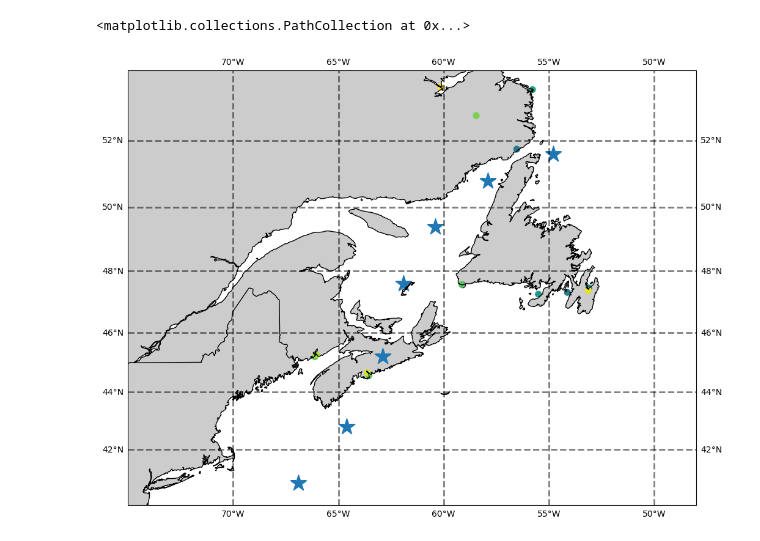
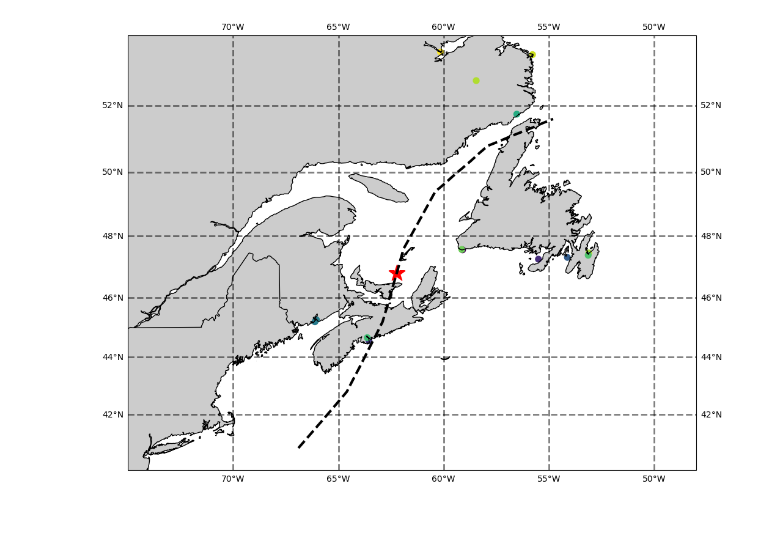
Before and after one commit to cioos-atlantic/atlantic-hurricane-dashboard, a Jupyter notebook: jupyter/erddapy_nearby_tropycal.ipynb, the cells around one changed output. Saved outputs shown, nothing was run; the diff lists cells and outputs as text; code cells hidden in the pictures.

Commit message:
Draws the interpolated position of the storm at the given time (to the nearest hour)

```diff
--- a/jupyter/erddapy_nearby_tropycal.ipynb
+++ b/jupyter/erddapy_nearby_tropycal.ipynb
@@ -28,14 +28,30 @@ storm = basin.get_storm((storm_name,storm_year))
 # Coordinate selector throws an error when using with Fiona but still generates the graph
 storm = storm.sel(lat=[storm_lowerLat,None])
 
-storm_df = storm.to_dataframe()
+storm_dict = storm.interp().to_dict()
+new_dict = {
+    'date':storm_dict['date'],
+    'type':storm_dict['type'],
+    'lat':storm_dict['lat'],
+    'lon':storm_dict['lon'],
+}
+
+#storm_df = storm.to_dataframe()
+storm_df = pd.DataFrame.from_dict(new_dict)
+
+storm_df['lon'] = storm_df['lon'].apply(lambda x: x-360.0)
+print(storm_df)
 
 min_lat = storm_df['lat'].min()
 min_lon = storm_df['lon'].min()
 max_lat = storm_df['lat'].max()
-max_lon = storm_df['lon'].max()
+max_lon =  storm_df['lon'].max()
 start_date = storm_df.min()['date']
 end_date = storm_df.max()['date']
+
+print(max_lat)
+print(max_lon)
+print(end_date)
 
 # Get datasets matching time and location criteria, plus a buffer zone
 
@@ -87,7 +123,7 @@ print(matching_datasets)
 # %%
 # Find most recent values for focus var given a time point
 
-selected_time=  start_date + timedelta(days = 1)
+selected_time=  start_date + timedelta(hours = 16)
 matching_points = pd.DataFrame()
 
 e = ERDDAP(
@@ -120,3 +156,4 @@ for dataset in matching_datasets:
     except:
         print("couldn't find info for the given dataset for the given time")
     print("-")
+matching_points.set_index('dataset')
@@ -130,8 +202,6 @@ try:
 except:
     warnings.warn("Warning: Cartopy is not installed in your python environment. Plotting functions will not work.")
 
-matching_points.set_index('dataset')
-print(matching_points)
 
 proj = ccrs.Mercator(central_longitude=305, min_latitude=40, max_latitude=54)
 fig, ax = plt.subplots(subplot_kw=dict(projection=proj), figsize=(12,12))
@@ -147,9 +217,13 @@ gl.yformatter = LATITUDE_FORMATTER
 ax.scatter(x=matching_points['longitude (degrees_east)'], y=matching_points['latitude (degrees_north)'],
            c=matching_points['wind_spd_avg (m s-1)'], cmap = 'viridis_r', marker = '.', s=200, transform=ccrs.PlateCarree())
 
-print(storm_df['type'])
-
 # Convert storm to dataframe / dictionary
 
-ax.scatter(x=storm_df['lon'], y=storm_df['lat'], marker = '*', s=400, transform=ccrs.PlateCarree())
+ax.plot(storm_df['lon'],storm_df['lat'], linestyle = 'dashed', linewidth =3, c= 'black', transform=ccrs.PlateCarree())
+
+
+mask = (storm_df['date'] <= selected_time) & (storm_df['date'] > (selected_time - timedelta(hours=  6)))
+storm_position = storm_df.loc[mask].tail(1)
+ax.scatter(x=storm_position['lon'].iloc[0], y=storm_position['lat'].iloc[0], c= 'red',
+           marker = '*', s=400, transform=ccrs.PlateCarree())
 # %% [output]
@@ -173,5 +231,4 @@ Name: type, dtype: object
-<matplotlib.collections.PathCollection at 0x...>
-[figure, old version]
+[figure, new version]
 # %%
 # Create plots  for matching datasets
 e = ERDDAP(
```
Also changed, not shown: parts of 4 cells of this notebook.
